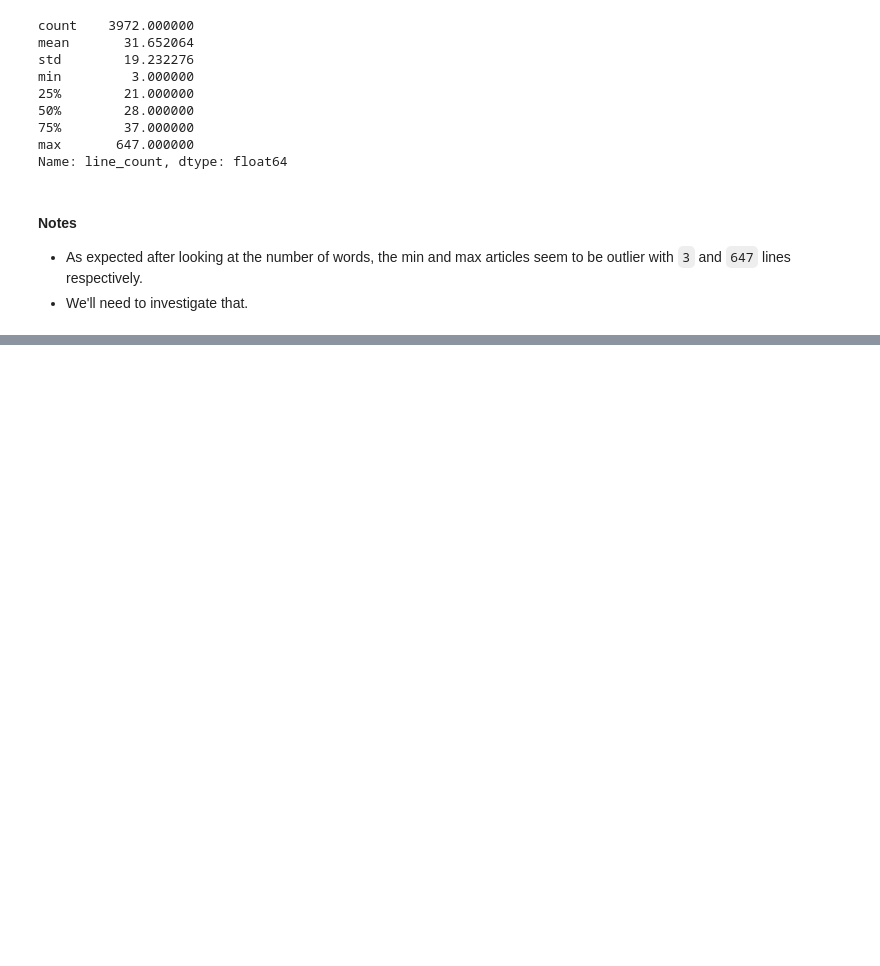
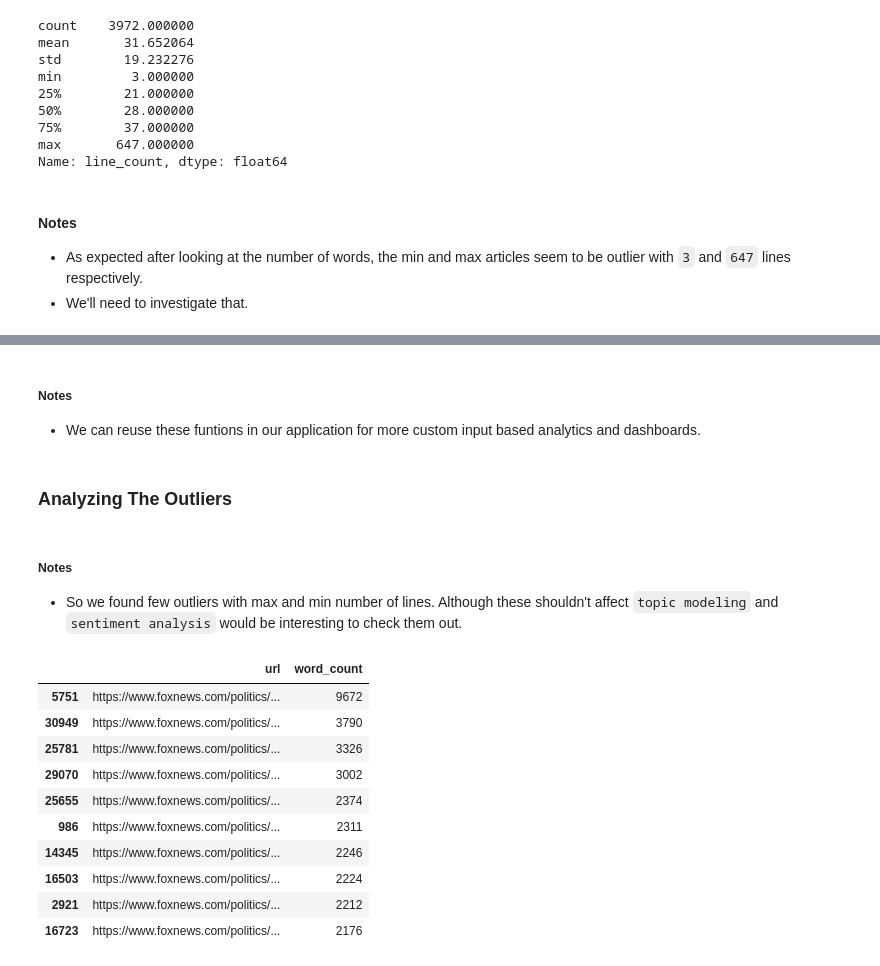
Before and after one commit to gaurangdave/Aletheia, a Jupyter notebook: eda_raw_data.ipynb, the cells around one changed output, grey strips where cells are left out. Saved outputs shown, nothing was run; the diff lists cells and outputs as text; code cells hidden in the pictures; blank space fills up the shorter version.

```diff
--- a/eda_raw_data.ipynb
+++ b/eda_raw_data.ipynb
@@ -426,0 +614,23 @@ data.head()
+# %% [markdown]
+##### Notes
+* We can reuse these funtions in our application for more custom input based analytics and dashboards.
+# %% [markdown]
+### Analyzing The Outliers <a class="anchor" id="outlier_analysis"></a>
+# %% [markdown]
+##### Notes
+* So we found few outliers with max and min number of lines. Although these shouldn't affect `topic modeling` and `sentiment analysis` would be interesting to check them out.
+# %%
+## lets start by sorting the dataframe by number of words
+data.loc[:, ["url","word_count"]].sort_values(by="word_count", ascending=False).head(10)
+# %% [output]
+|  | url | word_count |
+| 5751 | https://www.foxnews.com/politics/... | 9672 |
+| 30949 | https://www.foxnews.com/politics/... | 3790 |
+| 25781 | https://www.foxnews.com/politics/... | 3326 |
+| 29070 | https://www.foxnews.com/politics/... | 3002 |
+| 25655 | https://www.foxnews.com/politics/... | 2374 |
+| 986 | https://www.foxnews.com/politics/... | 2311 |
+| 14345 | https://www.foxnews.com/politics/... | 2246 |
+| 16503 | https://www.foxnews.com/politics/... | 2224 |
+| 2921 | https://www.foxnews.com/politics/... | 2212 |
+| 16723 | https://www.foxnews.com/politics/... | 2176 |
```
Also changed, not shown: parts of 54 cells of this notebook, 1 other file.
